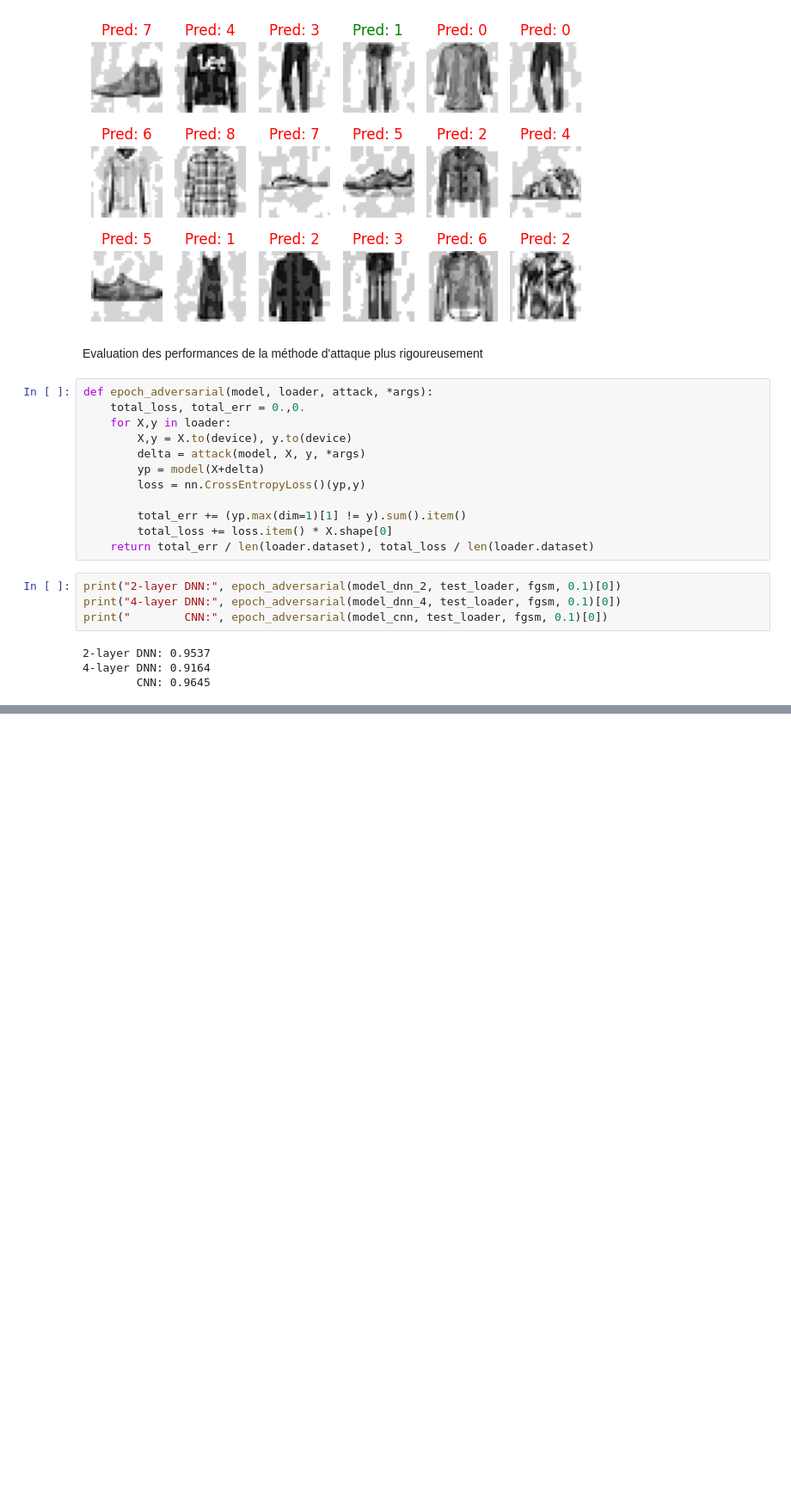
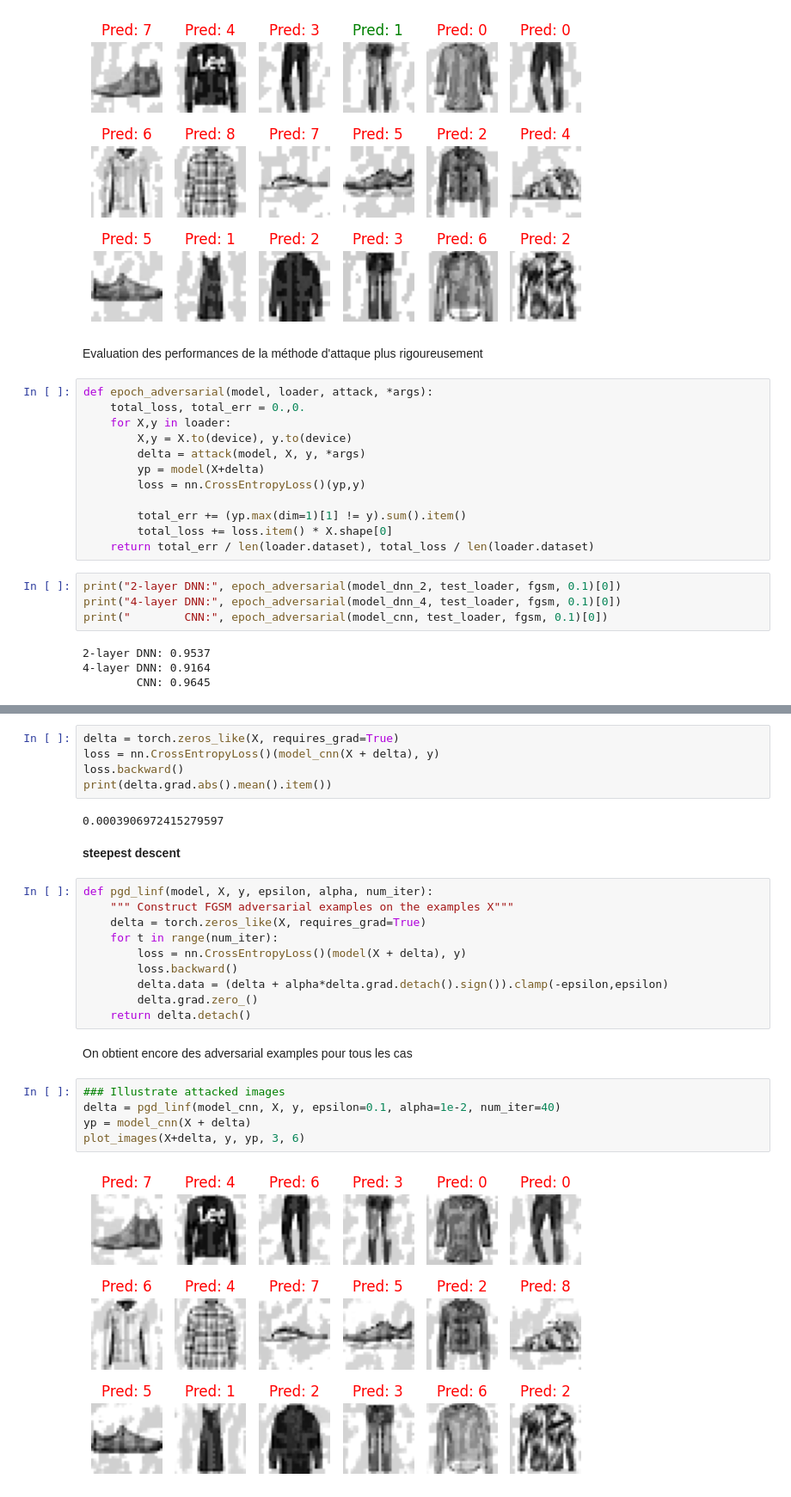
Before and after one commit to KOMBOU12/Marius, a Jupyter notebook: Adversarial_Robustness.ipynb, the cells around one changed output, grey strips where cells are left out. Shown at 86% size. Drawn from its saved outputs; the diff is of its cells as text; blank space fills up the shorter version.

```diff
--- a/Adversarial_Robustness.ipynb
+++ b/Adversarial_Robustness.ipynb
@@ -624,0 +646,28 @@ print("        CNN:", epoch_adversarial(model_cnn, test_loader, fgsm, 0.1)[0])
+# %%
+delta = torch.zeros_like(X, requires_grad=True)
+loss = nn.CrossEntropyLoss()(model_cnn(X + delta), y)
+loss.backward()
+print(delta.grad.abs().mean().item())
+# %% [output]
+0.0003906972415279597
+# %% [markdown]
+ **steepest descent**
+# %%
+def pgd_linf(model, X, y, epsilon, alpha, num_iter):
+    """ Construct FGSM adversarial examples on the examples X"""
+    delta = torch.zeros_like(X, requires_grad=True)
+    for t in range(num_iter):
+        loss = nn.CrossEntropyLoss()(model(X + delta), y)
+        loss.backward()
+        delta.data = (delta + alpha*delta.grad.detach().sign()).clamp(-epsilon,epsilon)
+        delta.grad.zero_()
+    return delta.detach()
+# %% [markdown]
+On obtient encore des adversarial examples pour tous les cas
+# %%
+### Illustrate attacked images
+delta = pgd_linf(model_cnn, X, y, epsilon=0.1, alpha=1e-2, num_iter=40)
+yp = model_cnn(X + delta)
+plot_images(X+delta, y, yp, 3, 6)
+# %% [output]
+[figure, added]
```
Also changed, not shown: parts of 10 cells of this notebook.
